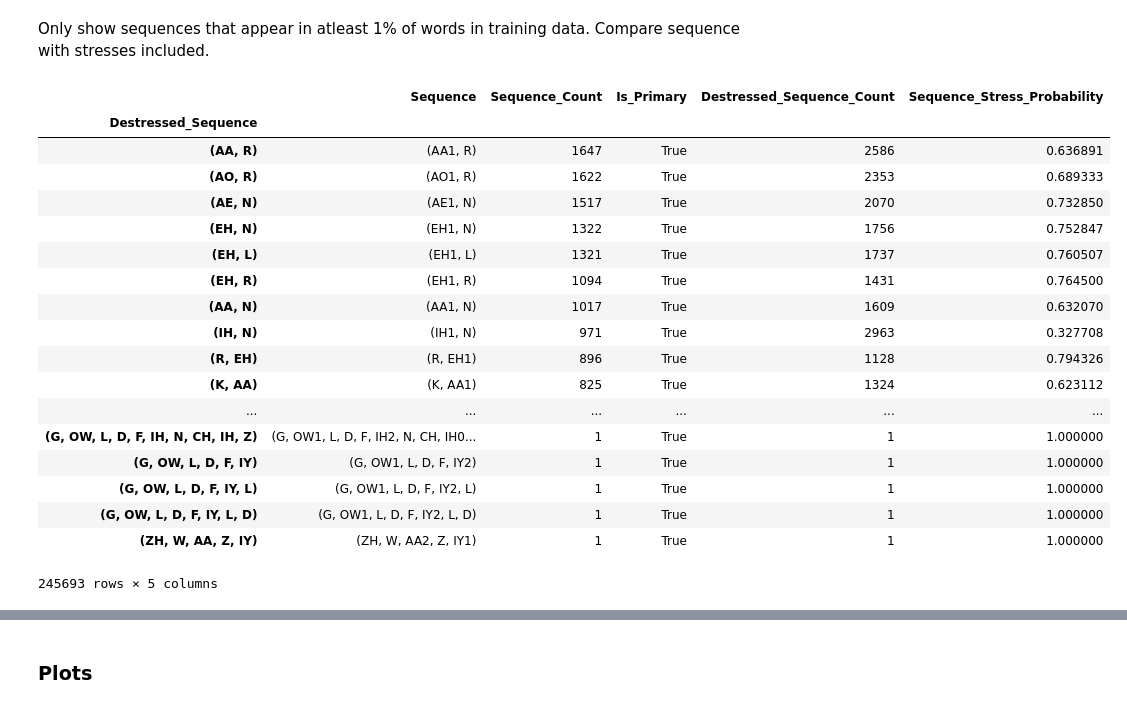
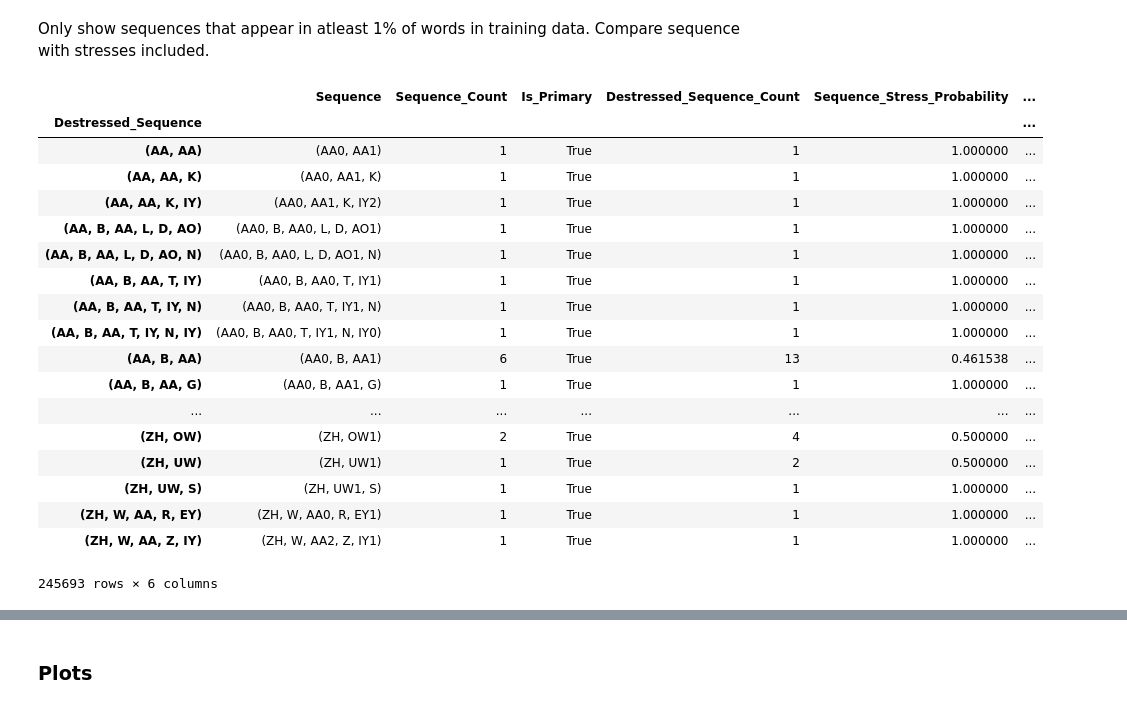
Before and after one commit to EvaLiu11/COMP9318_Proj, a Jupyter notebook: COMP9318_Project Exploration.ipynb, the cells around one changed output, grey strips where cells are left out. Saved outputs shown, nothing was run; the diff lists cells and outputs as text; code cells hidden in the pictures.

```diff
--- a/COMP9318_Project Exploration.ipynb
+++ b/COMP9318_Project Exploration.ipynb
@@ -145,24 +167,24 @@ sequences_df.loc[[('AA','B'),('IY','L')]]
 
 Only show sequences that appear in atleast 1% of words in training data. Compare sequence with stresses included.
 # %%
-sequences_df.query('Is_Primary == True').sort_values(by='Sequence_Count',ascending=False)
+sequences_df.sort_values(by='Sequence',ascending=True)
 # %% [output]
-|  | Sequence | Sequence_Count | Is_Primary | Destressed_Sequence_Count | Sequence_Stress_Probability |
-| Destressed_Sequence |  |  |  |  |  |
-| (AA, R) | (AA1, R) | 1647 | True | 2586 | 0.636891 |
-| (AO, R) | (AO1, R) | 1622 | True | 2353 | 0.689333 |
-| (AE, N) | (AE1, N) | 1517 | True | 2070 | 0.732850 |
-| (EH, N) | (EH1, N) | 1322 | True | 1756 | 0.752847 |
-| (EH, L) | (EH1, L) | 1321 | True | 1737 | 0.760507 |
-| (EH, R) | (EH1, R) | 1094 | True | 1431 | 0.764500 |
-| (AA, N) | (AA1, N) | 1017 | True | 1609 | 0.632070 |
-| (IH, N) | (IH1, N) | 971 | True | 2963 | 0.327708 |
-| (R, EH) | (R, EH1) | 896 | True | 1128 | 0.794326 |
-| (K, AA) | (K, AA1) | 825 | True | 1324 | 0.623112 |
-| ... | ... | ... | ... | ... | ... |
-| (G, OW, L, D, F, IH, N, CH, IH, Z) | (G, OW1, L, D, F, IH2, N, CH, IH0... | 1 | True | 1 | 1.000000 |
-| (G, OW, L, D, F, IY) | (G, OW1, L, D, F, IY2) | 1 | True | 1 | 1.000000 |
-| (G, OW, L, D, F, IY, L) | (G, OW1, L, D, F, IY2, L) | 1 | True | 1 | 1.000000 |
-| (G, OW, L, D, F, IY, L, D) | (G, OW1, L, D, F, IY2, L, D) | 1 | True | 1 | 1.000000 |
-| (ZH, W, AA, Z, IY) | (ZH, W, AA2, Z, IY1) | 1 | True | 1 | 1.000000 |
+|  | Sequence | Sequence_Count | Is_Primary | Destressed_Sequence_Count | Sequence_Stress_Probability | ... |
+| Destressed_Sequence |  |  |  |  |  | ... |
+| (AA, AA) | (AA0, AA1) | 1 | True | 1 | 1.000000 | ... |
+| (AA, AA, K) | (AA0, AA1, K) | 1 | True | 1 | 1.000000 | ... |
+| (AA, AA, K, IY) | (AA0, AA1, K, IY2) | 1 | True | 1 | 1.000000 | ... |
+| (AA, B, AA, L, D, AO) | (AA0, B, AA0, L, D, AO1) | 1 | True | 1 | 1.000000 | ... |
+| (AA, B, AA, L, D, AO, N) | (AA0, B, AA0, L, D, AO1, N) | 1 | True | 1 | 1.000000 | ... |
+| (AA, B, AA, T, IY) | (AA0, B, AA0, T, IY1) | 1 | True | 1 | 1.000000 | ... |
+| (AA, B, AA, T, IY, N) | (AA0, B, AA0, T, IY1, N) | 1 | True | 1 | 1.000000 | ... |
+| (AA, B, AA, T, IY, N, IY) | (AA0, B, AA0, T, IY1, N, IY0) | 1 | True | 1 | 1.000000 | ... |
+| (AA, B, AA) | (AA0, B, AA1) | 6 | True | 13 | 0.461538 | ... |
+| (AA, B, AA, G) | (AA0, B, AA1, G) | 1 | True | 1 | 1.000000 | ... |
+| ... | ... | ... | ... | ... | ... | ... |
+| (ZH, OW) | (ZH, OW1) | 2 | True | 4 | 0.500000 | ... |
+| (ZH, UW) | (ZH, UW1) | 1 | True | 2 | 0.500000 | ... |
+| (ZH, UW, S) | (ZH, UW1, S) | 1 | True | 1 | 1.000000 | ... |
+| (ZH, W, AA, R, EY) | (ZH, W, AA0, R, EY1) | 1 | True | 1 | 1.000000 | ... |
+| (ZH, W, AA, Z, IY) | (ZH, W, AA2, Z, IY1) | 1 | True | 1 | 1.000000 | ... |
-245693 rows × 5 columns
+245693 rows × 6 columns
```
Also changed, not shown: parts of 4 cells of this notebook, 2 other files.
